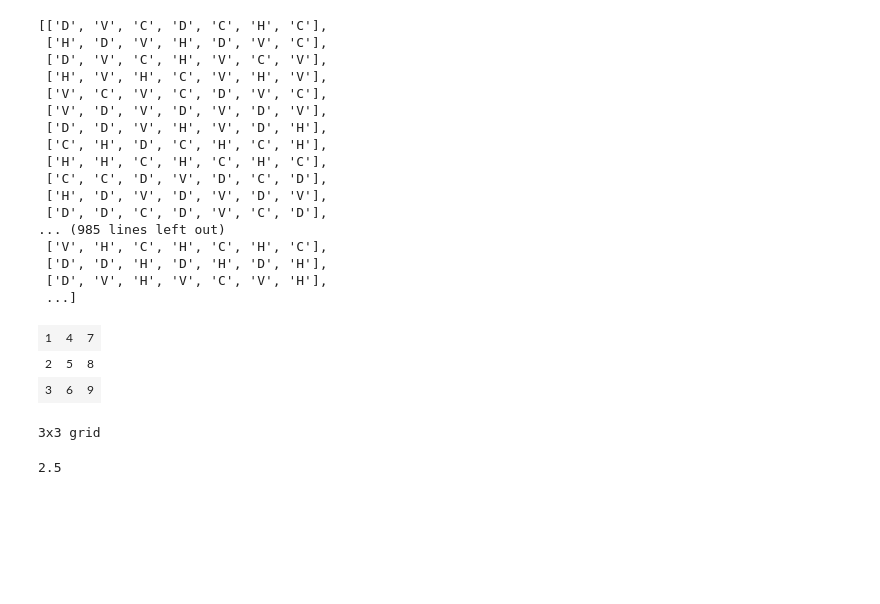
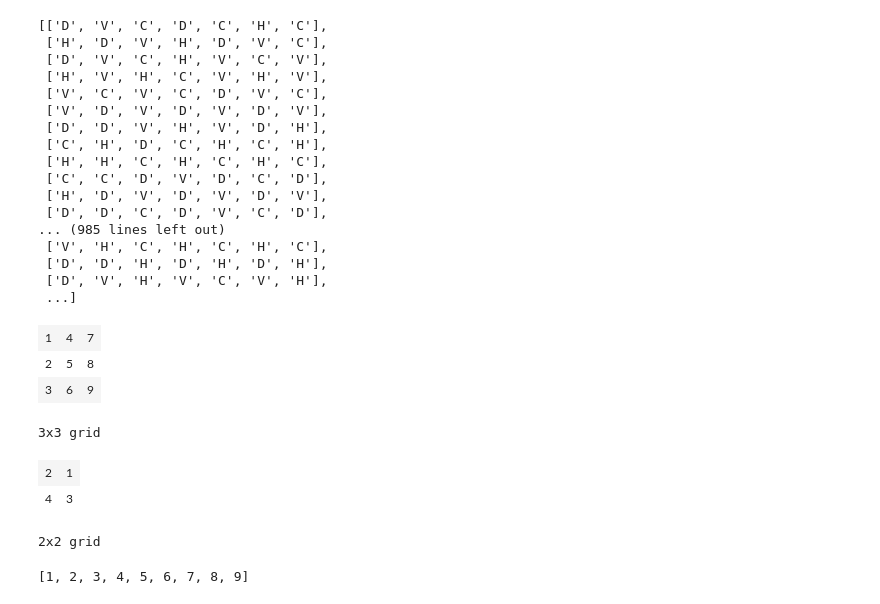
Before and after one commit to Andrewnetwork/MathematicalInvestigations, a Jupyter notebook: GameTheory/TickTacToe/Group Theory and 2x2 Grid.ipynb, the cells around one changed output. Cells and saved outputs as stored; diff of their text form; code cells hidden in the pictures; blank space fills up the shorter version.

```diff
--- a/GameTheory/TickTacToe/Group Theory and 2x2 Grid.ipynb
+++ b/GameTheory/TickTacToe/Group Theory and 2x2 Grid.ipynb
@@ -191,7 +191,3 @@ g.V().D().V().D().V().D().V()
 | 2 | 5 | 8 |
 | 3 | 6 | 9 |
 3x3 grid
-# %%
-5/2
-# %% [output]
-2.5
@@ -199,0 +194,13 @@ del g
+# %%
+g = Grid(2,2)
+g.labelVec = [1,2,3,4]
+# %%
+g
+# %% [output]
+| 2 | 1 |
+| 4 | 3 |
+2x2 grid
+# %%
+list(np.array(list(range(1,10))).reshape(9))
+# %% [output]
+[1, 2, 3, 4, 5, 6, 7, 8, 9]
```
Also changed, not shown: parts of 7 cells of this notebook, 6 other files.
